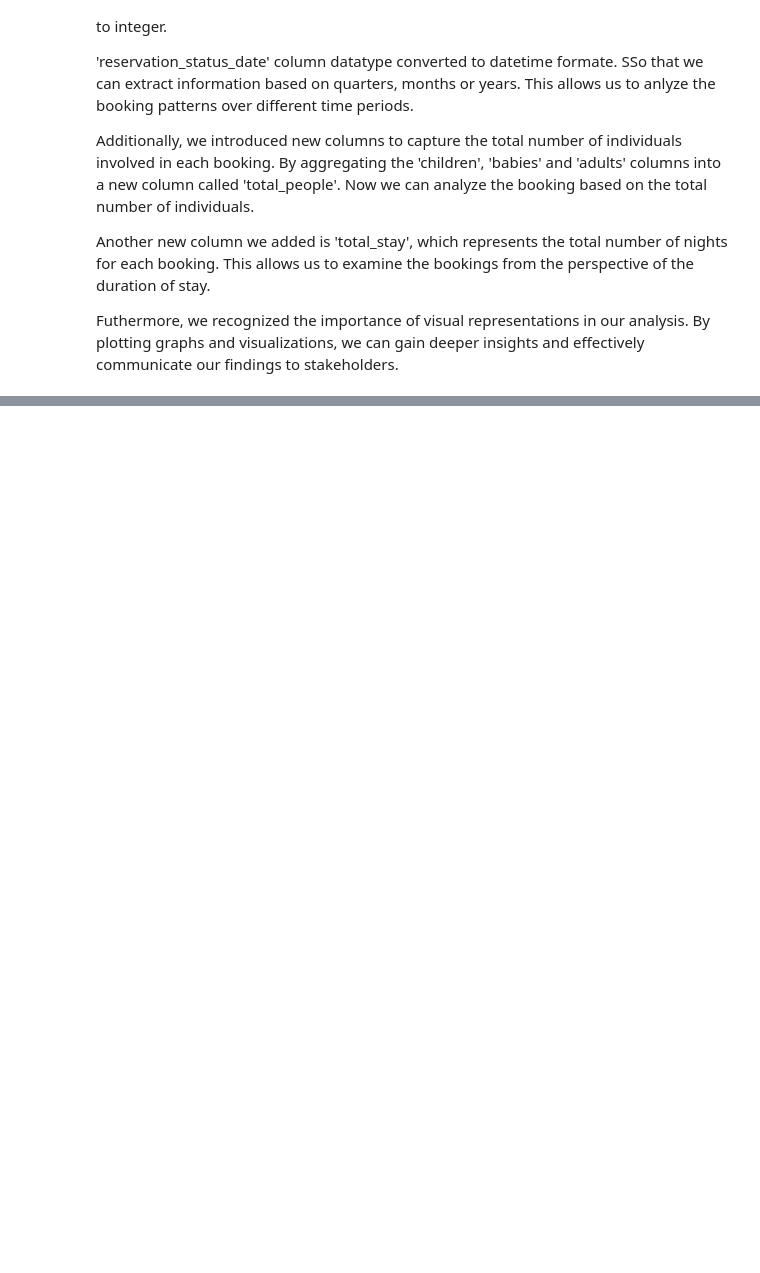
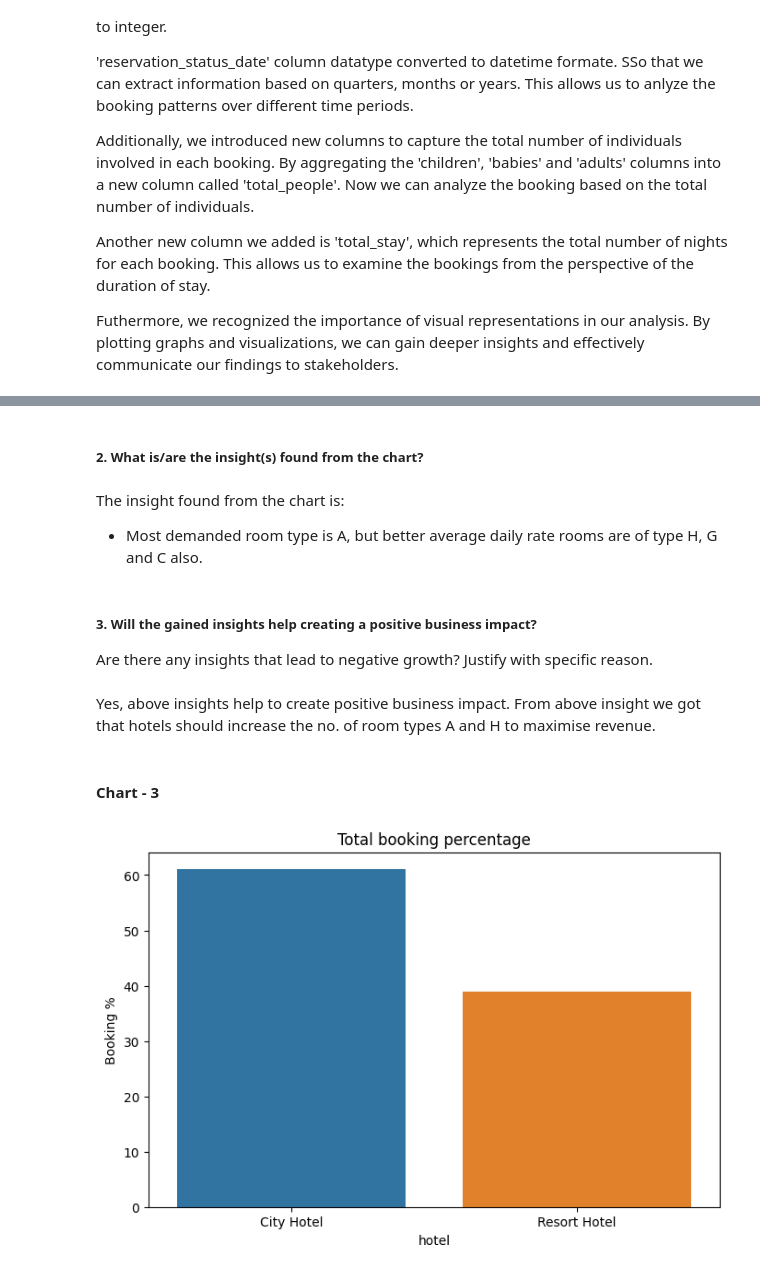
Before and after one commit to msantoshidevi/hotel_booking_project, a Jupyter notebook: Hotel_booking_analysis.ipynb, the cells around one changed output, grey strips where cells are left out. Drawn from its saved outputs; the diff is of its cells as text; code cells hidden in the pictures; blank space fills up the shorter version.

```diff
--- a/Hotel_booking_analysis.ipynb
+++ b/Hotel_booking_analysis.ipynb
@@ -870,0 +927,22 @@ Futhermore, we recognized the importance of visual representations in our analys
+# %% [markdown]
+##### 2. What is/are the insight(s) found from the chart?
+# %% [markdown]
+The insight found from the chart is:
+* Most demanded room type is A, but better average daily rate rooms are of type H, G and C also.
+# %% [markdown]
+##### 3. Will the gained insights help creating a positive business impact?
+Are there any insights that lead to negative growth? Justify with specific reason.
+# %% [markdown]
+Yes, above insights help to create positive business impact. From above insight we got that hotels should increase the no. of room types A and H to maximise revenue.
+# %% [markdown]
+#### Chart - 3
+# %%
+# Chart - 3 visualization code(What is percentage of bookings in each hotel?)
+grouped_by_hotel = df.groupby('hotel')
+d1 = pd.DataFrame((grouped_by_hotel.size()/df.shape[0])*100).reset_index().rename(columns = {0:'Booking %'})      #Calculating percentage
+plt.figure(figsize = (8,5))
+sns.barplot(x = d1['hotel'], y = d1['Booking %'] )
+plt.title("Total booking percentage")
+plt.show()
+# %% [output]
+[figure, added]
```
Also changed, not shown: parts of 117 cells of this notebook.
